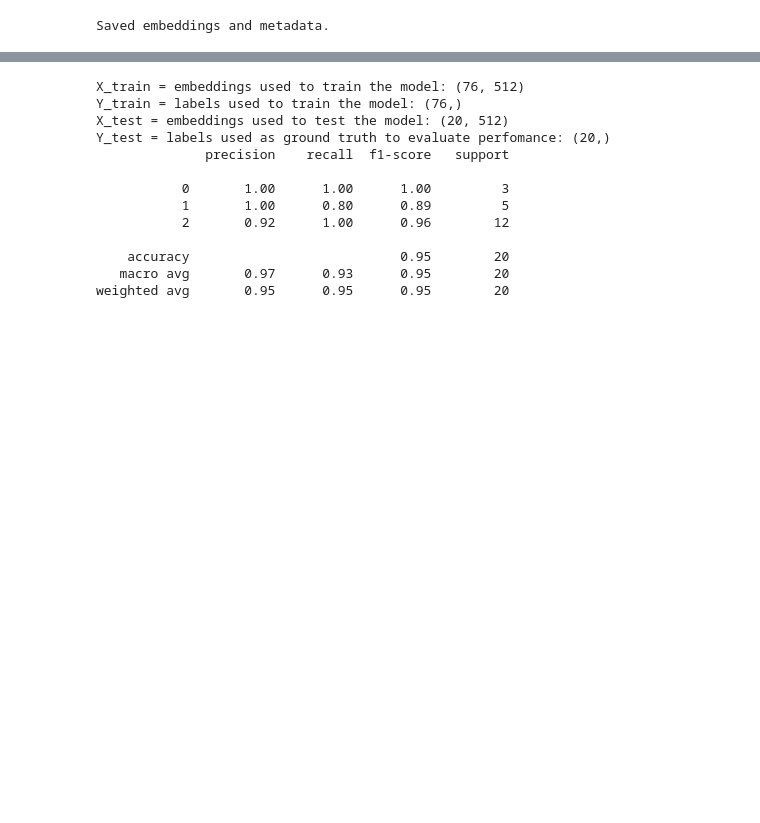
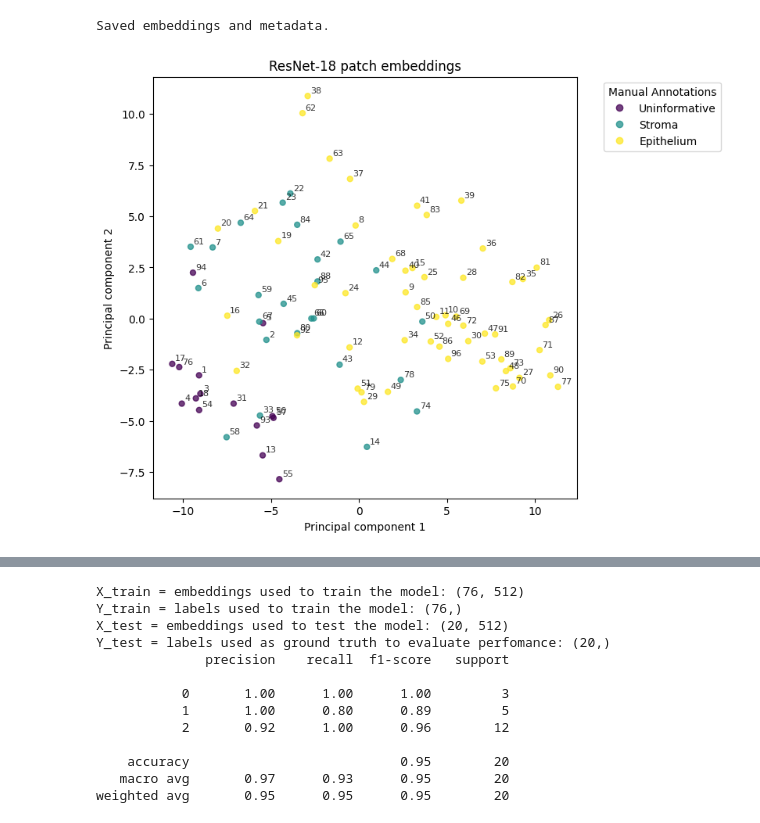
Before and after one commit to PierreCr/Computational-Pathology, a Jupyter notebook: Mini_project_in_Computational_Pathology_Part_2.ipynb, the cells around one changed output, grey strips where cells are left out. Cells and saved outputs as stored; diff of their text form; code cells hidden in the pictures; blank space fills up the shorter version.

```diff
--- a/Mini_project_in_Computational_Pathology_Part_2.ipynb
+++ b/Mini_project_in_Computational_Pathology_Part_2.ipynb
@@ -225,33 +225,35 @@ from pathlib import Path
 
 # metadata loading with PCA coordinates
 metadata = pd.read_csv(Path("/content/drive/MyDrive/WSI_CMU-1/Metadata/") / "CMU-1_patches_metadata.csv", sep=";")
 
 plt.figure(figsize=(7, 7))
 scatter = plt.scatter(
     metadata["PC1"],
     metadata["PC2"],
     c=metadata["patch_type"],
     s=25,
     alpha=0.75,
 )
 
 # Add patch_id
 for idx, row in metadata.iterrows():
     plt.text(
         row["PC1"] + 0.15,  # Léger décalage en X pour la lisibilité
         row["PC2"] + 0.15,  # Léger décalage en Y
         str(idx + 1),
         fontsize=8,
         alpha=0.8
     )
 
-labels = ["Uninformative", "Stroma", "Epithelium", "Epithelium and stroma"]
+labels = ["Uninformative", "Stroma", "Epithelium"]
 
 plt.xlabel("Principal component 1")
 plt.ylabel("Principal component 2")
 plt.title("ResNet-18 patch embeddings")
 
 plt.legend(handles=scatter.legend_elements()[0], labels=labels, title="Manual Annotations", bbox_to_anchor=(1.05, 1), loc='upper left')
 plt.show()
+# %% [output]
+[figure, added]
 # %%
 #22.2. Show corresponding patches.
```
Also changed, not shown: parts of 1 cell of this notebook.
